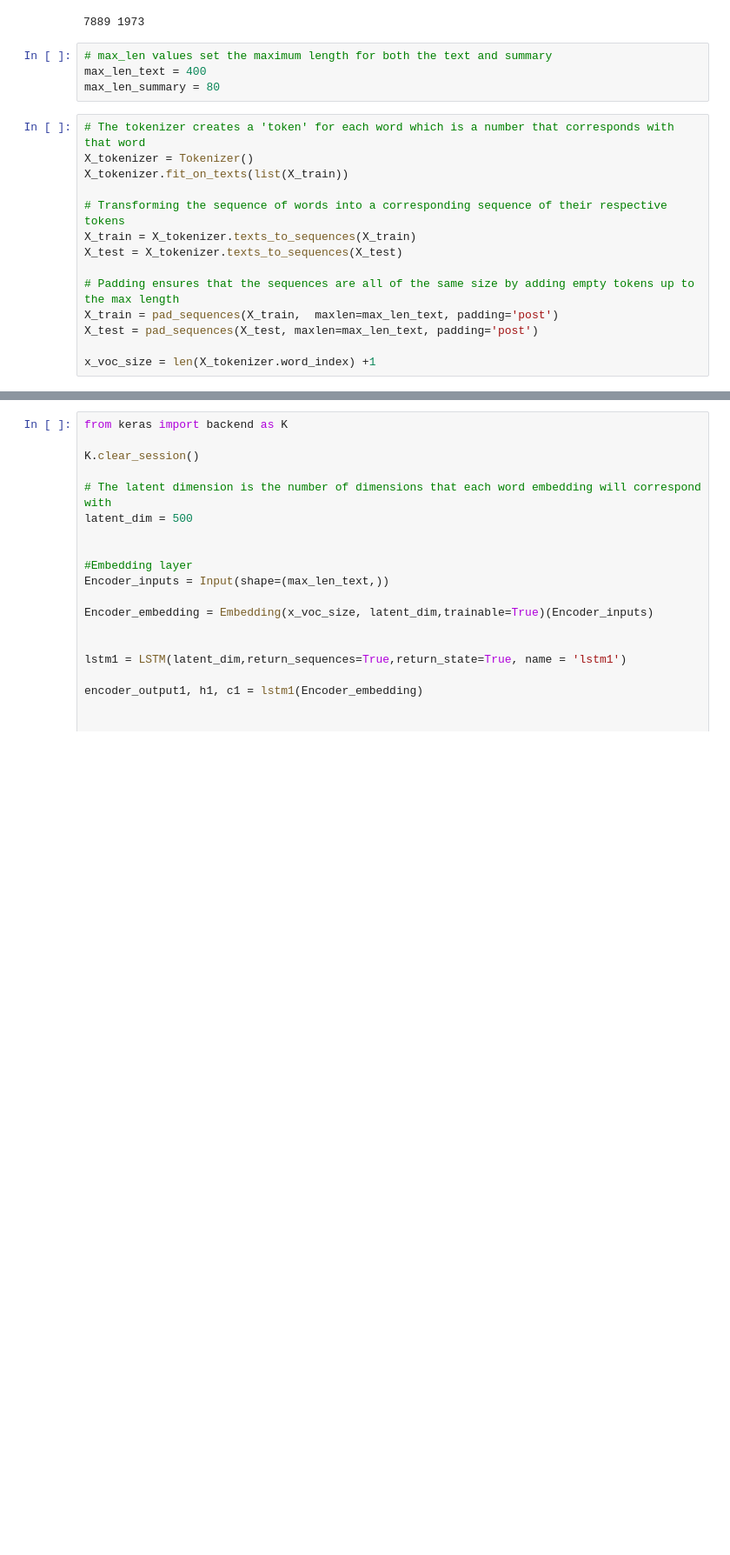
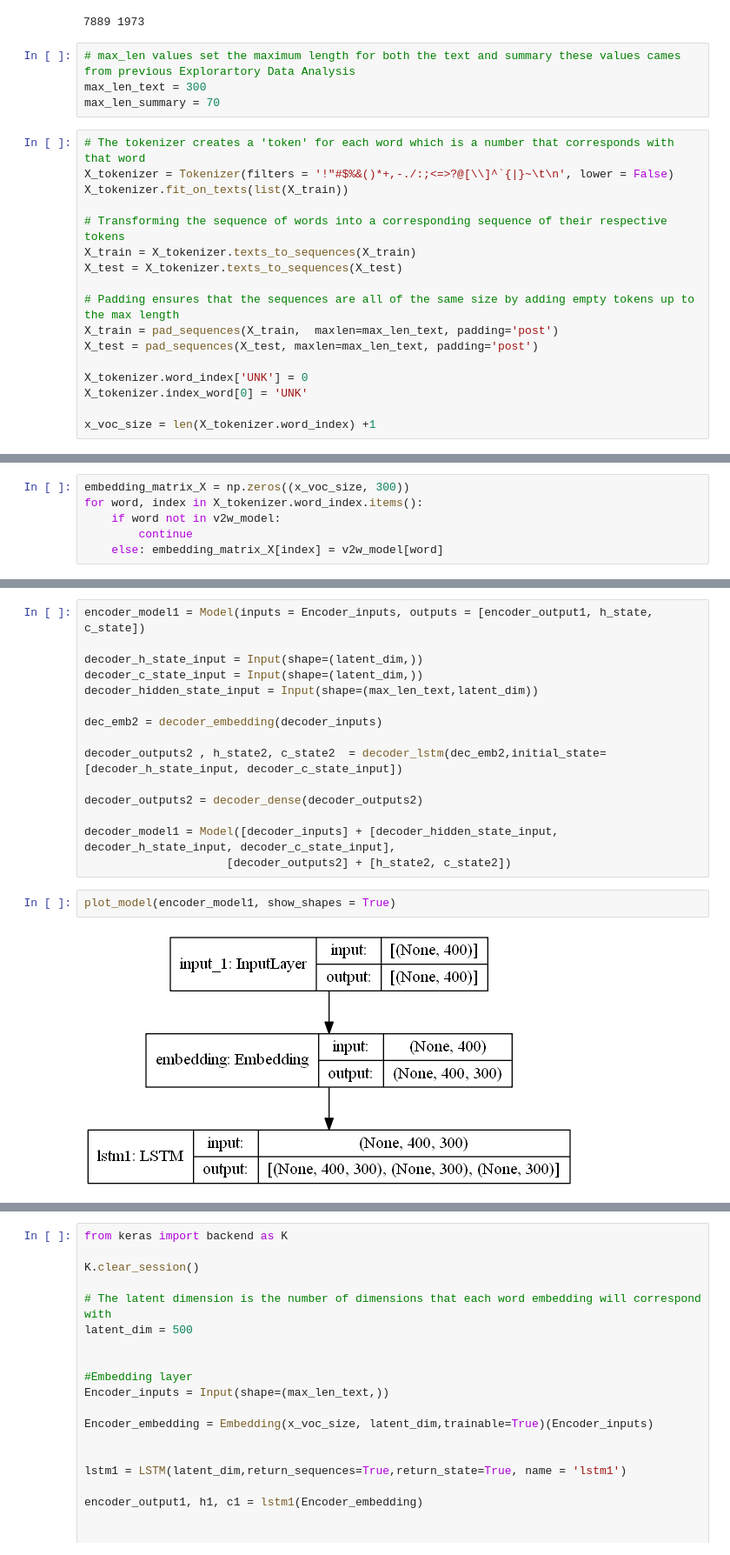
Before and after one commit to Nella796/Springboard_Capstone3, a Jupyter notebook: Preprocessing and Modeling.ipynb, the cells around one changed output, grey strips where cells are left out. Shown at 87% size. Drawn from its saved outputs; the diff is of its cells as text; blank space fills up the shorter version.

```diff
--- a/Preprocessing and Modeling.ipynb
+++ b/Preprocessing and Modeling.ipynb
@@ -28,12 +38,12 @@ print(len(X_train), len(X_test))
 # %% [output]
 7889 1973
 # %%
-# max_len values set the maximum length for both the text and summary
-max_len_text = 400
-max_len_summary = 80
+# max_len values set the maximum length for both the text and summary these values cames from previous Explorartory Data Analysis
+max_len_text = 300
+max_len_summary = 70
 # %%
 # The tokenizer creates a 'token' for each word which is a number that corresponds with that word
-X_tokenizer = Tokenizer()
+X_tokenizer = Tokenizer(filters = '!"#$%&()*+,-./:;<=>?@[\\]^`{|}~\t\n', lower = False)
 X_tokenizer.fit_on_texts(list(X_train))
 
 # Transforming the sequence of words into a corresponding sequence of their respective tokens
@@ -44,5 +54,8 @@ X_test = X_tokenizer.texts_to_sequences(X_test)
 X_train = pad_sequences(X_train,  maxlen=max_len_text, padding='post')
 X_test = pad_sequences(X_test, maxlen=max_len_text, padding='post')
 
+X_tokenizer.word_index['UNK'] = 0
+X_tokenizer.index_word[0] = 'UNK'
+
 x_voc_size = len(X_tokenizer.word_index) +1
 # %%
@@ -59,0 +89,6 @@ y_voc_size = len(y_tokenizer.word_index) +1
+# %%
+embedding_matrix_X = np.zeros((x_voc_size, 300))
+for word, index in X_tokenizer.word_index.items():
+    if word not in v2w_model:
+        continue
+    else: embedding_matrix_X[index] = v2w_model[word]
@@ -59,0 +252,19 @@ y_voc_size = len(y_tokenizer.word_index) +1
+# %%
+encoder_model1 = Model(inputs = Encoder_inputs, outputs = [encoder_output1, h_state, c_state])
+
+decoder_h_state_input = Input(shape=(latent_dim,))
+decoder_c_state_input = Input(shape=(latent_dim,))
+decoder_hidden_state_input = Input(shape=(max_len_text,latent_dim))
+
+dec_emb2 = decoder_embedding(decoder_inputs)
+
+decoder_outputs2 , h_state2, c_state2  = decoder_lstm(dec_emb2,initial_state=[decoder_h_state_input, decoder_c_state_input])
+
+decoder_outputs2 = decoder_dense(decoder_outputs2)
+
+decoder_model1 = Model([decoder_inputs] + [decoder_hidden_state_input, decoder_h_state_input, decoder_c_state_input],
+                     [decoder_outputs2] + [h_state2, c_state2])
+# %%
+plot_model(encoder_model1, show_shapes = True)
+# %% [output]
+[figure, added]
```
Also changed, not shown: parts of 41 cells of this notebook, 1 other file.
